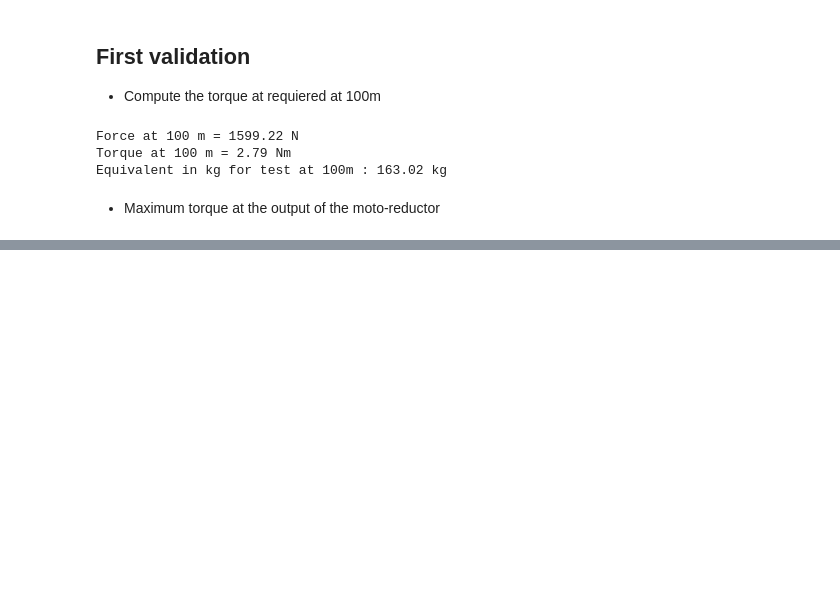
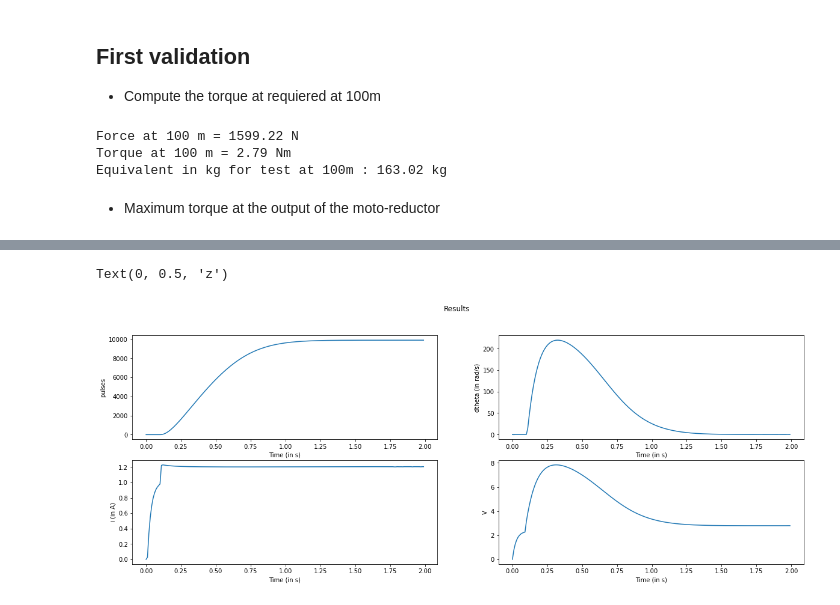
Before and after one commit to ThomasLeMezo/seabot2-hardware, a Jupyter notebook: simulation/DC_Simulator.ipynb, the cells around one changed output, grey strips where cells are left out. Saved outputs shown, nothing was run; the diff lists cells and outputs as text; code cells hidden in the pictures; blank space fills up the shorter version.

```diff
--- a/simulation/DC_Simulator.ipynb
+++ b/simulation/DC_Simulator.ipynb
@@ -2,7 +2,7 @@
 import numpy as np
 %matplotlib inline
 import matplotlib.pyplot as plt
-plt.rcParams['figure.figsize'] = [15, 5]
+plt.rcParams['figure.figsize'] = [20, 7]
 # %% [markdown]
 # DC Motor simulation
 ## Parameters
@@ -204,0 +282,76 @@ i_end = 6 bit
+# %%
+def regulation_arctan(theta_set_point, x, z):
+    global Kt, Tz, J, Tz, R, Tf, result_debug, alpha, beta
+    s = -1/0.005
+
+    gamma = beta/alpha
+    theta = x[0]
+    dtheta = x[1]
+    i = x[2]
+
+    e = (1./alpha)*(theta_set_point - theta)
+    D = (1+e**2)
+    dD = -2*e*dtheta/(alpha**2)
+
+    Tz = Tz_coeff
+    if(x[1]<=0): # Case where the piston goes in
+        Tz = 0
+
+    ddtheta = (Kt*i-z*Tz-Tf*np.sign(dtheta))/J
+
+    y = dtheta-beta*np.arctan(e)
+    dy = ddtheta+gamma*dtheta/D
+
+    V=-(J*L/Kt)*(gamma*(ddtheta*D-dtheta*dD)/(D**2)-Tf*ddtheta/J-2*s*dy+s**2*y)+Ke*dtheta+R*i
+
+    ddy = (Kt/(J*L))*(V-Ke*dtheta-R*i)-Tf*ddtheta/J+gamma*((ddtheta*D-dtheta*dD)/D**2)
+    result_debug = np.vstack([result_debug, np.array((y, dy,ddy, z))])
+    return V
+
+def regulation_sigmoid():
+    global Kt, Tz, J, Tz, R, Tf, result_debug
+    s = -1/0.005
+
+    theta = x[0]
+    dtheta = x[1]
+    i = x[2]
+
+    return V
+
+
+x = np.array([0., 0., 0.0])
+z = 100
+
+dt_euler = 1e-4 #1e-5
+dt_regulation = 1/100.
+tmax = 2 #0.05
+result_x = np.array((0, x[0], x[1], x[2], u[0]))
+theta_set_point = 10000 /rad_to_pulses
+t_last_regulation = 0
+store_value = False
+
+v_limit = 350 # rad/s
+v_slope = 4 # rad/s
+
+beta = v_limit * 2./np.pi # 350 rad/s
+alpha = beta/v_slope
+
+sigmoid_limit = v_limit
+sigmoid_slope = v_slope
+
+result_debug = np.array((0, 0, 0, 0))
+
+for t in np.arange(dt_euler, tmax, dt):
+    if(t-t_last_regulation >= dt_regulation):
+        V = regulation_arctan(theta_set_point, x, z)
+        t_last_regulation = t
+        store_value = True
+    x+=f(x, V, z)*dt
+
+    if(store_value):
+        result_x = np.vstack([result_x, np.array((t, x[0], x[1], x[2], V))])
+        store_value = False
+
+result_i = np.transpose(result_x)[3]
+plot_results()
+# %% [output]
@@ -204,0 +365,2 @@ i_end = 6 bit
+Text(0, 0.5, 'z')
+[figure, added]
```
Also changed, not shown: parts of 15 cells of this notebook, 3 other files.
